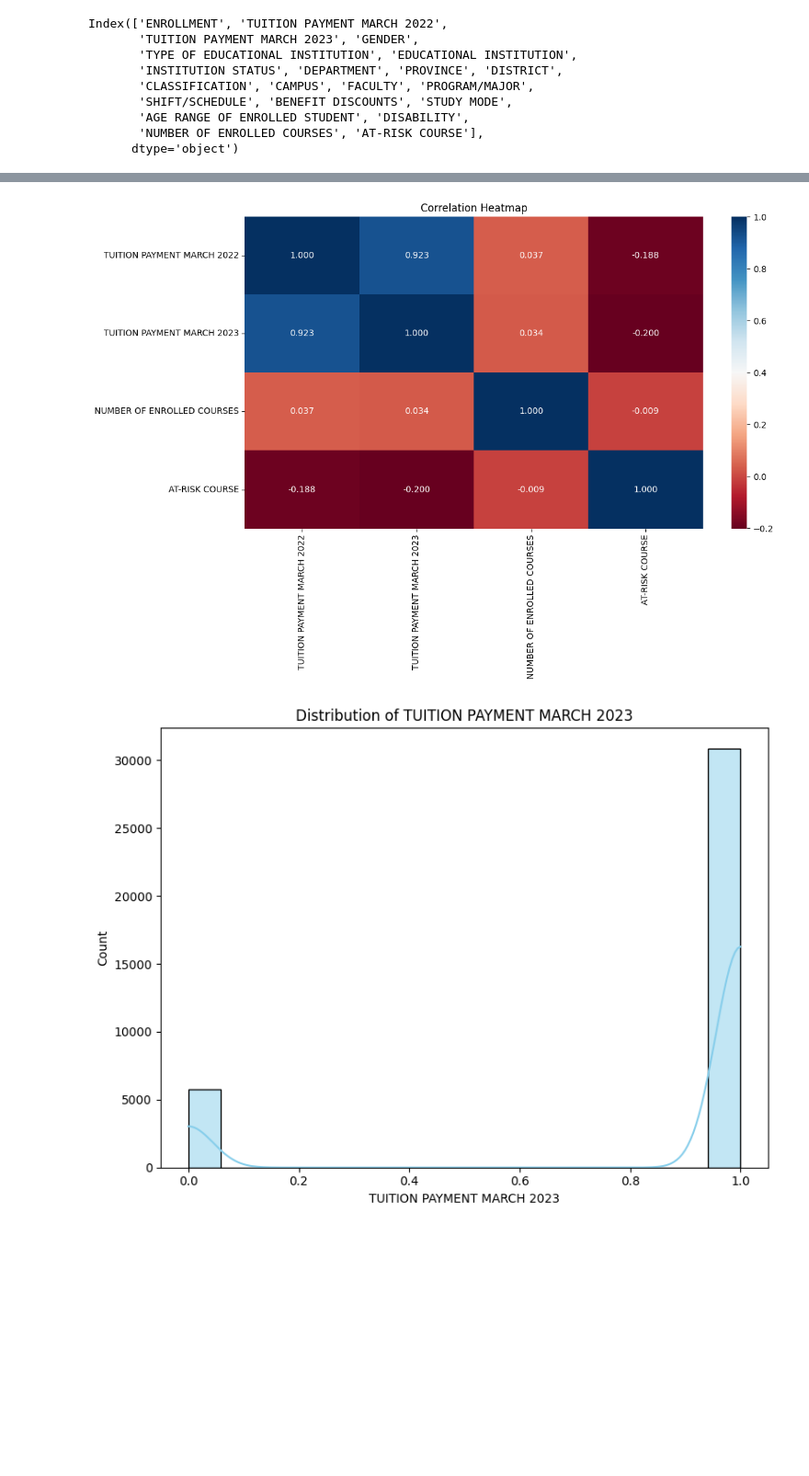
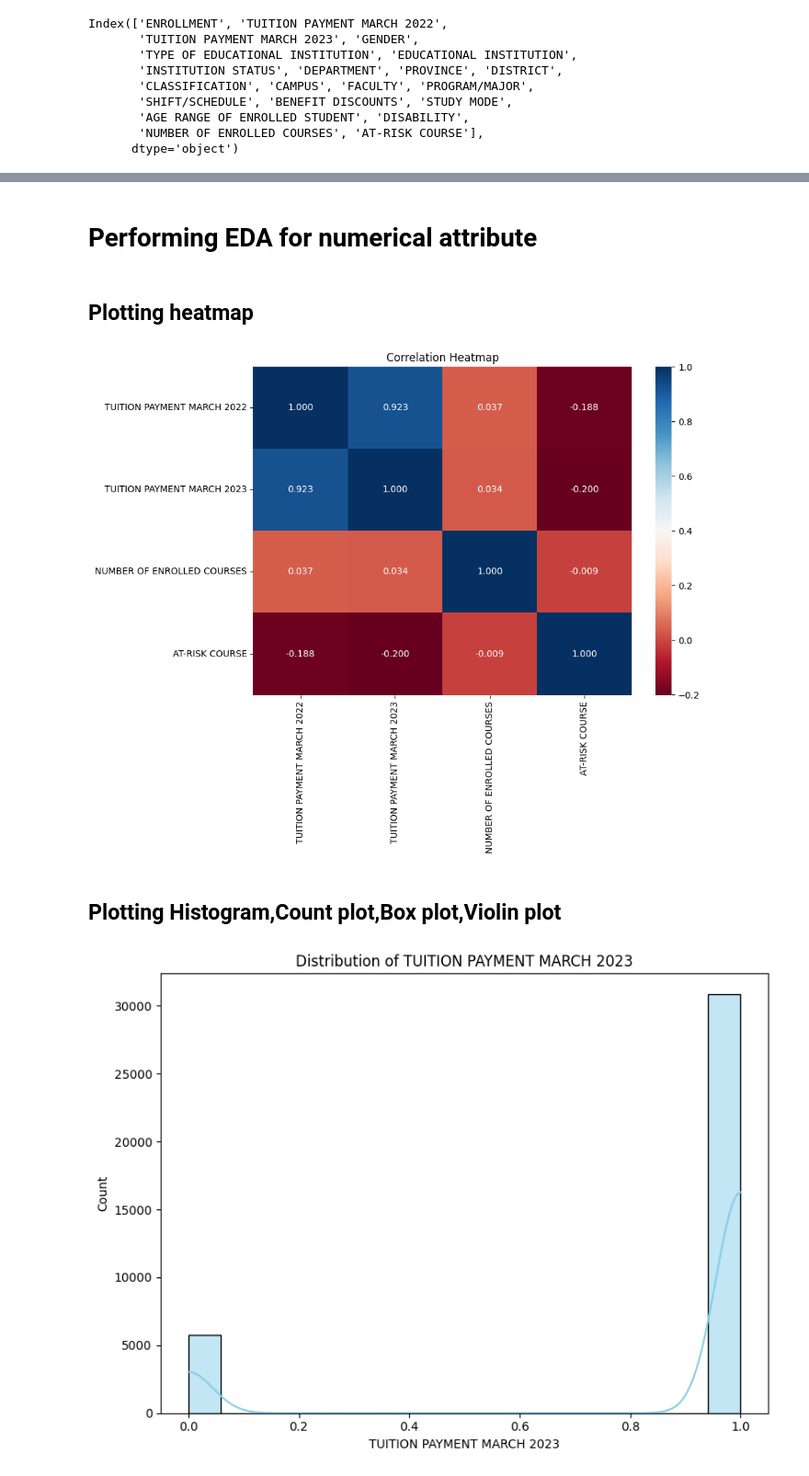
Before and after one commit to Peakkay/AI-Project, a Jupyter notebook: Part1_Data_Exploration&Preprocessing.ipynb, the cells around one changed output, grey strips where cells are left out. Shown at 92% size. Cells and saved outputs as stored; diff of their text form; code cells hidden in the pictures; blank space fills up the shorter version.

```diff
--- a/Part1_Data_Exploration&Preprocessing.ipynb
+++ b/Part1_Data_Exploration&Preprocessing.ipynb
@@ -187,21 +195,27 @@ df.describe()
 | 50% | 2.000000 | 1.000000 | 1.000000 | 1.000000 | 14.000000 | 98.000000 | 320.000000 | ... |
 | 75% | 2.000000 | 1.000000 | 1.000000 | 2.000000 | 14.000000 | 98.000000 | 532.000000 | ... |
 | max | 2.000000 | 1.000000 | 1.000000 | 2.000000 | 24.000000 | 164.000000 | 693.000000 | ... |
+# %% [markdown]
+# Performing EDA for numerical attribute
+# %% [markdown]
+## Plotting heatmap
 # %%
 num_cols = ['TUITION PAYMENT MARCH 2022', 'TUITION PAYMENT MARCH 2023', 'NUMBER OF ENROLLED COURSES', 'AT-RISK COURSE']
 cols = cat_cols
 # %%
 numeric_df = df[num_cols]
 
 # Correlation heatmap
-plt.figure(figsize=(12,8))
+plt.figure(figsize=(10,8))
 corr = numeric_df.corr()
 sns.heatmap(corr, annot = True, cmap = 'RdBu', fmt = '.3f' )
 plt.title('Correlation Heatmap')
 plt.tight_layout()
 plt.show()
 # %% [output]
-[figure, old version]
+[figure, new version]
+# %% [markdown]
+## Plotting Histogram,Count plot,Box plot,Violin plot
 # %%
 # Histogram of TUITION PAYMENT MARCH 2023
 plt.figure(figsize=(8, 6))
```
Also changed, not shown: parts of 14 cells of this notebook.
